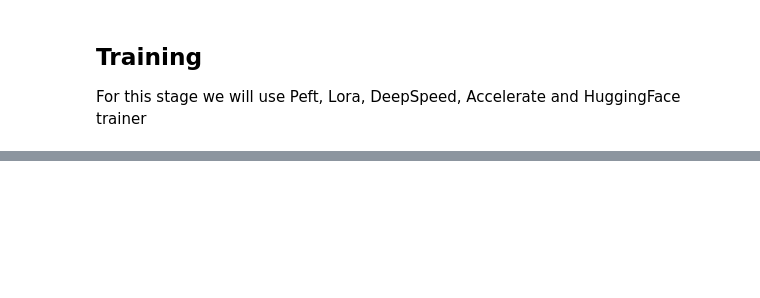
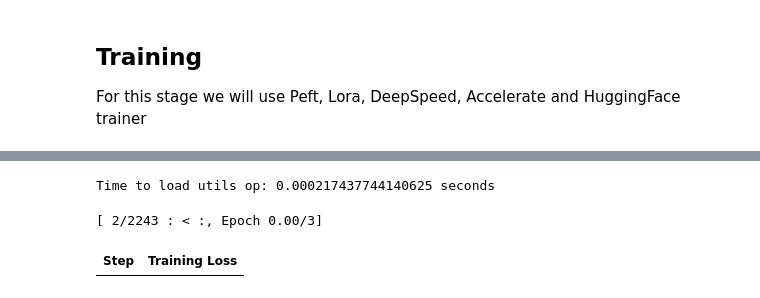
Before and after one commit to iashchak/ai-tools, a Jupyter notebook: notebooks/generate_from_confluence.ipynb, the cells around one changed output, grey strips where cells are left out. Drawn from its saved outputs; the diff is of its cells as text; code cells hidden in the pictures; blank space fills up the shorter version.

Commit message:
Deepspeed + peft

```diff
--- a/notebooks/generate_from_confluence.ipynb
+++ b/notebooks/generate_from_confluence.ipynb
@@ -428,0 +344,76 @@ result = qa_pipeline(question=question)
+# %%
+import os
+from transformers import (
+    AutoTokenizer,
+    AutoModelForSeq2SeqLM,
+    Seq2SeqTrainer,
+    Seq2SeqTrainingArguments,
+    DataCollatorForSeq2Seq,
+)
+from datasets import load_from_disk
+from peft import (
+    LoraConfig,
+    get_peft_model,
+    TaskType,
+)
+
+model_id = "google/flan-t5-large"
+batch_size = 4
+num_train_epochs = 2.5
+gradient_accumulation_steps = 3
+learning_rate = 1e-3
+label_pad_token_id = -100
+
+dataset_path = os.path.join("..", "datasets", "confluence_exports-inputs-augmented")
+output_dir = os.path.join("..", "models", f"{model_id.replace('/', '-')}-lora-peft")
+dataset = load_from_disk(dataset_path)
+
+model = AutoModelForSeq2SeqLM.from_pretrained(model_id)
+tokenizer = AutoTokenizer.from_pretrained(model_id)
+
+dataset = dataset.train_test_split(test_size=0.2, shuffle=True)
+
+lora_config = LoraConfig(
+    r=16,
+    lora_alpha=32,
+    target_modules=["q", "v"],
+    lora_dropout=0.05,
+    bias="none",
+    task_type=TaskType.SEQ_2_SEQ_LM,
+)
+
+model = get_peft_model(model, lora_config)
+model.print_trainable_parameters()
+
+data_collator = DataCollatorForSeq2Seq(
+    tokenizer,
+    model=model,
+    label_pad_token_id=label_pad_token_id,
+    pad_to_multiple_of=8,
+)
+
+training_args = Seq2SeqTrainingArguments(
+    output_dir=output_dir,
+    per_device_train_batch_size=batch_size,
+    per_device_eval_batch_size=batch_size,
+    learning_rate=learning_rate,
+    num_train_epochs=num_train_epochs,
+    gradient_accumulation_steps=gradient_accumulation_steps,
+    logging_dir=os.path.join(output_dir, "logs"),
+    logging_strategy="steps",
+    logging_steps=500,
+    deepspeed="ds_config_zero3.json",
+    report_to="tensorboard",
+)
+
+trainer = Seq2SeqTrainer(
+    model=model,
+    args=training_args,
+    data_collator=data_collator,
+    train_dataset=dataset["train"],
+    eval_dataset=dataset["test"],
+)
+model.config.use_cache = False
+trainer.train()
+model.save_pretrained(os.path.join(output_dir, "fine-tuned"))
+# %% [output]
@@ -428,0 +457,3 @@ result = qa_pipeline(question=question)
+Time to load utils op: 0.000217437744140625 seconds
+[ 2/2243 : < :, Epoch 0.00/3]
+| Step | Training Loss |
```
Also changed, not shown: parts of 27 cells of this notebook, 4 other files.
